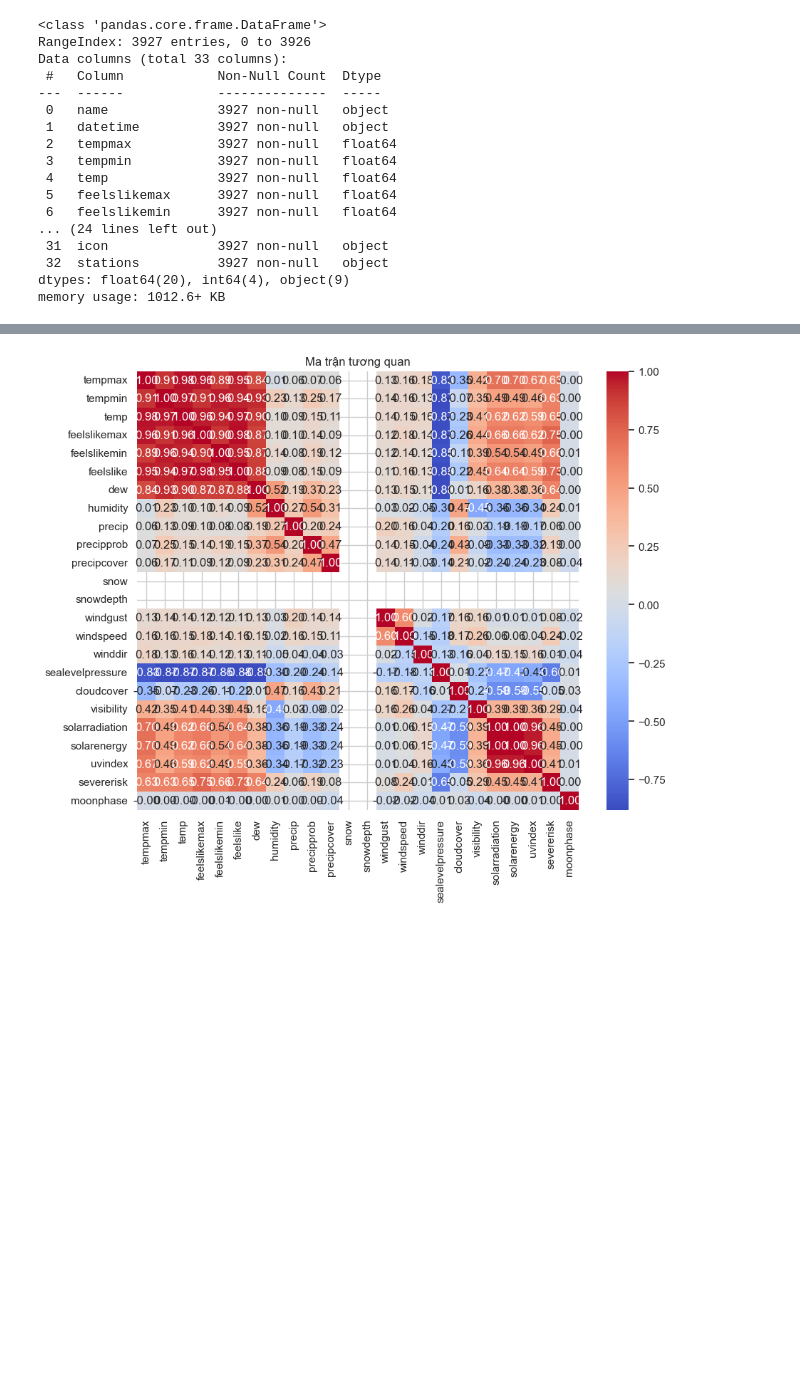
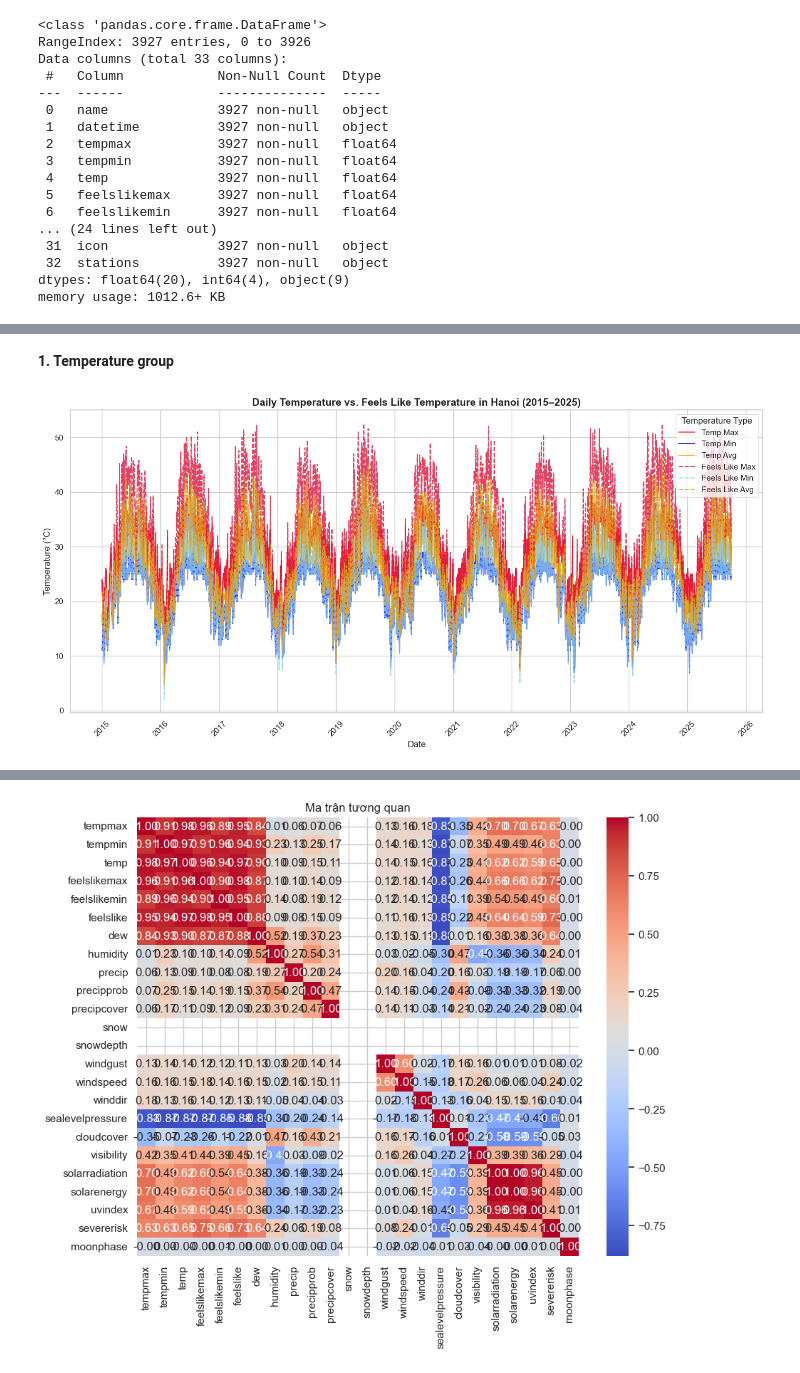
Before and after one commit to tungvoi38/Machine_Learning_Group_3, a Jupyter notebook: temperature_prediction_Hanoi/notebooks/01-data_understanding.ipynb, the cells around one changed output, grey strips where cells are left out. Drawn from its saved outputs; the diff is of its cells as text; code cells hidden in the pictures; blank space fills up the shorter version.

Commit message:
update group 1,2 plot

```diff
--- a/temperature_prediction_Hanoi/notebooks/01-data_understanding.ipynb
+++ b/temperature_prediction_Hanoi/notebooks/01-data_understanding.ipynb
@@ -105,3 +106,34 @@ df_daily.describe()
 # Nhận xét về các chỉ số thống kê cơ bản, đưa ra nhận định ban đầu (Lan Anh)
 # %%
 # Exploratory Data Analysis (Tùng, Linh)
+# %% [markdown]
+**1. Temperature group**
+# %%
+df_daily['datetime'] = pd.to_datetime(df_daily['datetime'], errors='coerce')
+data = df_daily.copy()
+
+plt.figure(figsize=(14, 7))
+
+sns.lineplot(x='datetime', y='tempmax', data=data, label='Temp Max', color='red', alpha=0.8)
+sns.lineplot(x='datetime', y='tempmin', data=data, label='Temp Min', color='blue', alpha=0.8)
+sns.lineplot(x='datetime', y='temp', data=data, label='Temp Avg', color='orange', alpha=0.8)
+
+sns.lineplot(x='datetime', y='feelslikemax', data=data, label='Feels Like Max', linestyle='--', color='crimson', alpha=0.8)
+sns.lineplot(x='datetime', y='feelslikemin', data=data, label='Feels Like Min', linestyle='--', color='skyblue', alpha=0.8)
+sns.lineplot(x='datetime', y='feelslike', data=data, label='Feels Like Avg', linestyle='--', color='goldenrod', alpha=0.8)
+
+plt.title('Daily Temperature vs. Feels Like Temperature in Hanoi (2015–2025)', fontsize=14, fontweight='bold')
+plt.xlabel('Date')
+plt.ylabel('Temperature (°C)')
+
+plt.gca().xaxis.set_major_locator(mdates.YearLocator())
+plt.gca().xaxis.set_major_formatter(mdates.DateFormatter('%Y'))
+plt.gca().xaxis.set_minor_locator(mdates.MonthLocator(bymonth=(1, 7)))
+
+plt.xticks(rotation=45)
+plt.tight_layout()
+
+plt.legend(title='Temperature Type', loc='upper right')
+plt.show()
+# %% [output]
+[figure, added]
```
Also changed, not shown: parts of 5 cells of this notebook.
